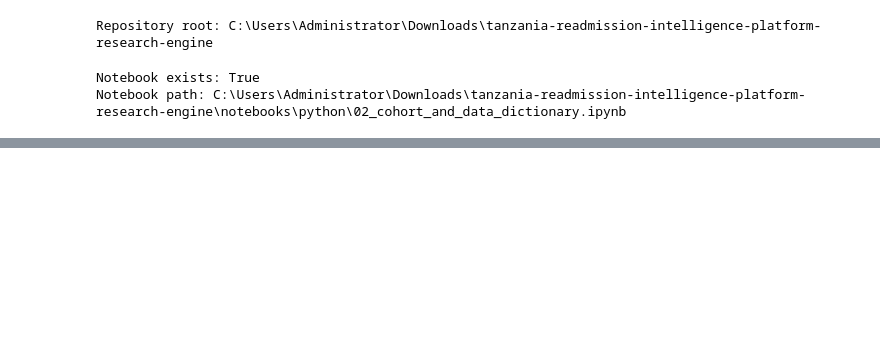
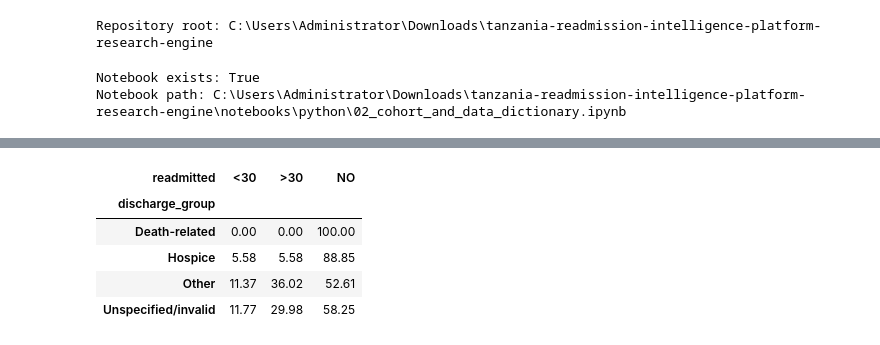
Before and after one commit to gabrielthedatawizard/tanzania-readmission-intelligence-platform-research-engine, a Jupyter notebook: notebooks/python/02_cohort_and_data_dictionary.ipynb, the cells around one changed output, grey strips where cells are left out. Saved outputs shown, nothing was run; the diff lists cells and outputs as text; code cells hidden in the pictures; blank space fills up the shorter version.

```diff
--- a/notebooks/python/02_cohort_and_data_dictionary.ipynb
+++ b/notebooks/python/02_cohort_and_data_dictionary.ipynb
@@ -904,0 +1036,18 @@ To https://github.com/gabrielthedatawizard/tanzania-readmission-intelligence-pla
+# %%
+
+# Calculate percentages within each discharge group
+
+outcome_percentages = pd.crosstab(
+    work["discharge_group"],
+    work["readmitted"],
+    normalize="index"
+).mul(100).round(2)
+
+outcome_percentages
+# %% [output]
+| readmitted | <30 | >30 | NO |
+| discharge_group |  |  |  |
+| Death-related | 0.00 | 0.00 | 100.00 |
+| Hospice | 5.58 | 5.58 | 88.85 |
+| Other | 11.37 | 36.02 | 52.61 |
+| Unspecified/invalid | 11.77 | 29.98 | 58.25 |
```
Also changed, not shown: parts of 12 cells of this notebook.
